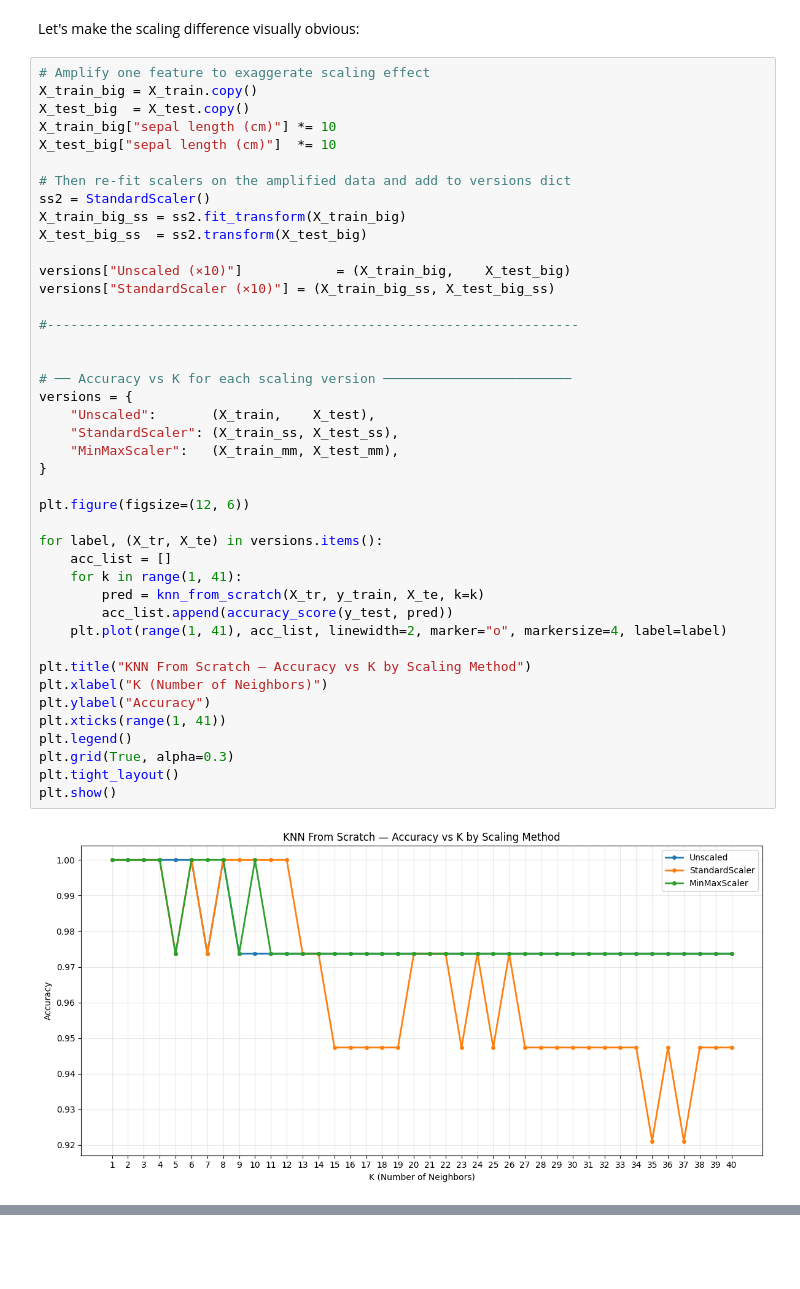
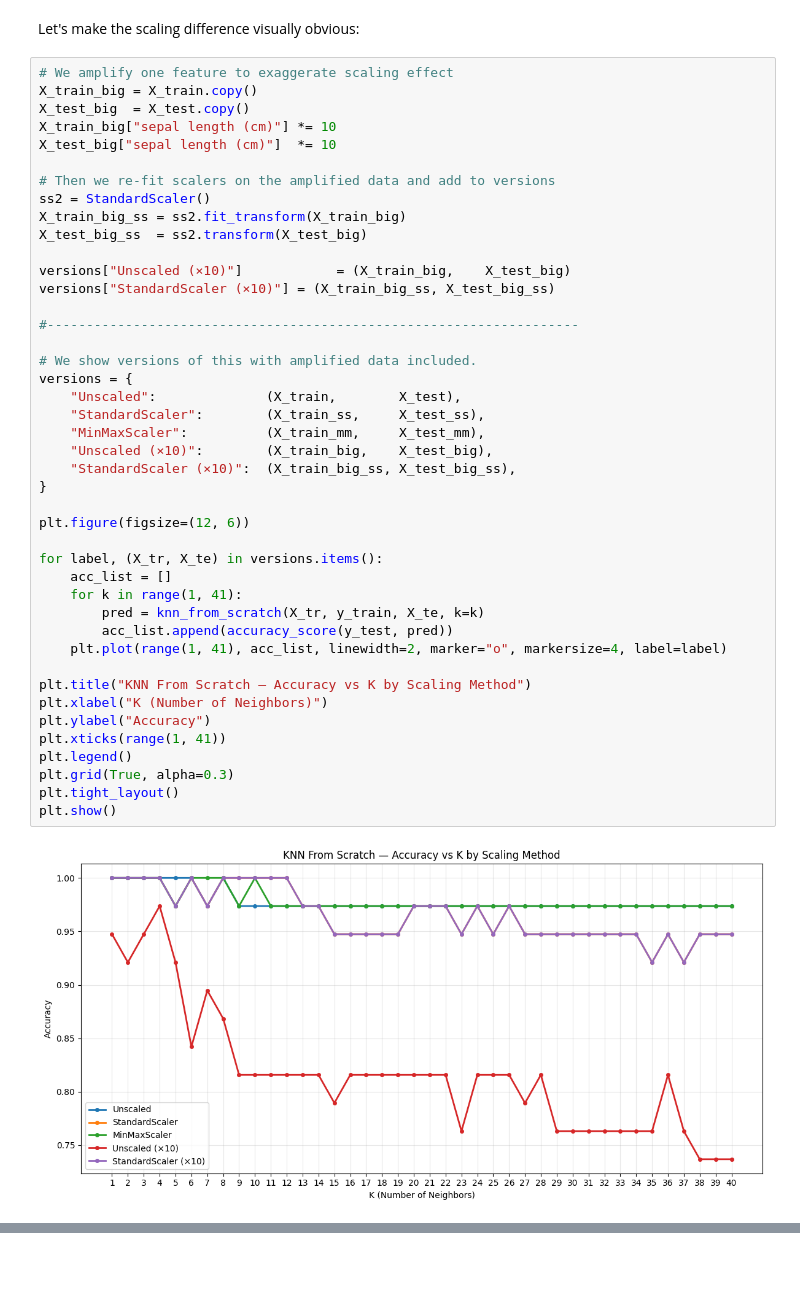
Before and after one commit to sulugambari/ds-distance-metrics-knn, a Jupyter notebook: 5_knn_from_scratch.ipynb, the cells around one changed output, grey strips where cells are left out. Saved outputs shown, nothing was run; the diff lists cells and outputs as text.

```diff
--- a/5_knn_from_scratch.ipynb
+++ b/5_knn_from_scratch.ipynb
@@ -290,46 +284,47 @@ plt.show()
 # %% [markdown]
 Let's make the scaling difference visually obvious:
 # %%
-# Amplify one feature to exaggerate scaling effect
+# We amplify one feature to exaggerate scaling effect
 X_train_big = X_train.copy()
 X_test_big  = X_test.copy()
 X_train_big["sepal length (cm)"] *= 10
 X_test_big["sepal length (cm)"]  *= 10
 
-# Then re-fit scalers on the amplified data and add to versions dict
+# Then we re-fit scalers on the amplified data and add to versions
 ss2 = StandardScaler()
 X_train_big_ss = ss2.fit_transform(X_train_big)
 X_test_big_ss  = ss2.transform(X_test_big)
 
 versions["Unscaled (×10)"]            = (X_train_big,    X_test_big)
 versions["StandardScaler (×10)"] = (X_train_big_ss, X_test_big_ss)
 
 #--------------------------------------------------------------------
 
-
-# ── Accuracy vs K for each scaling version ────────────────────────
+# We show versions of this with amplified data included.
 versions = {
-    "Unscaled":       (X_train,    X_test),
-    "StandardScaler": (X_train_ss, X_test_ss),
-    "MinMaxScaler":   (X_train_mm, X_test_mm),
+    "Unscaled":              (X_train,        X_test),
+    "StandardScaler":        (X_train_ss,     X_test_ss),
+    "MinMaxScaler":          (X_train_mm,     X_test_mm),
+    "Unscaled (×10)":        (X_train_big,    X_test_big),
+    "StandardScaler (×10)":  (X_train_big_ss, X_test_big_ss),
 }
 
 plt.figure(figsize=(12, 6))
 
 for label, (X_tr, X_te) in versions.items():
     acc_list = []
     for k in range(1, 41):
         pred = knn_from_scratch(X_tr, y_train, X_te, k=k)
         acc_list.append(accuracy_score(y_test, pred))
     plt.plot(range(1, 41), acc_list, linewidth=2, marker="o", markersize=4, label=label)
 
 plt.title("KNN From Scratch — Accuracy vs K by Scaling Method")
 plt.xlabel("K (Number of Neighbors)")
 plt.ylabel("Accuracy")
 plt.xticks(range(1, 41))
 plt.legend()
 plt.grid(True, alpha=0.3)
 plt.tight_layout()
 plt.show()
 # %% [output]
-[figure, old version]
+[figure, new version]
```
Also changed, not shown: parts of 7 cells of this notebook.
